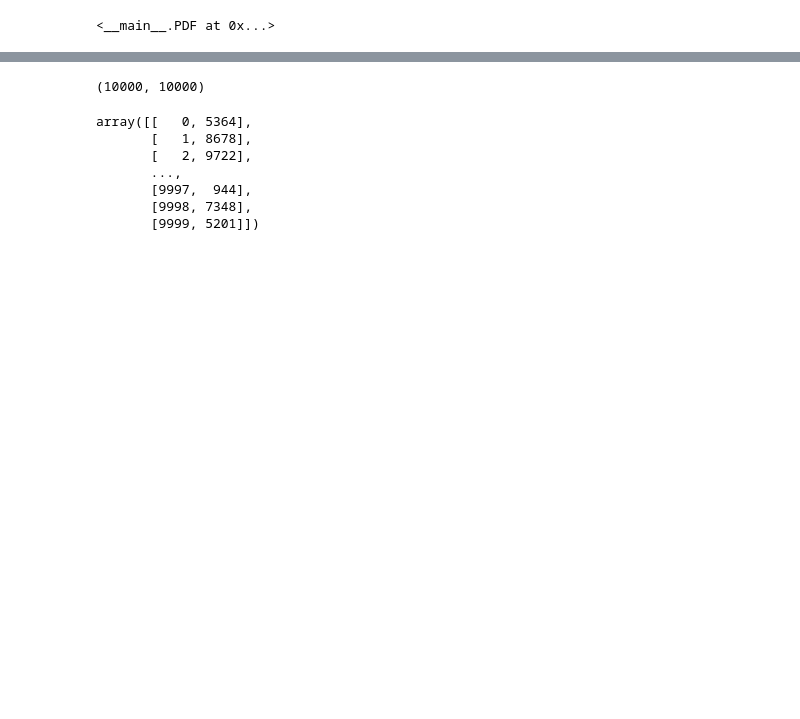
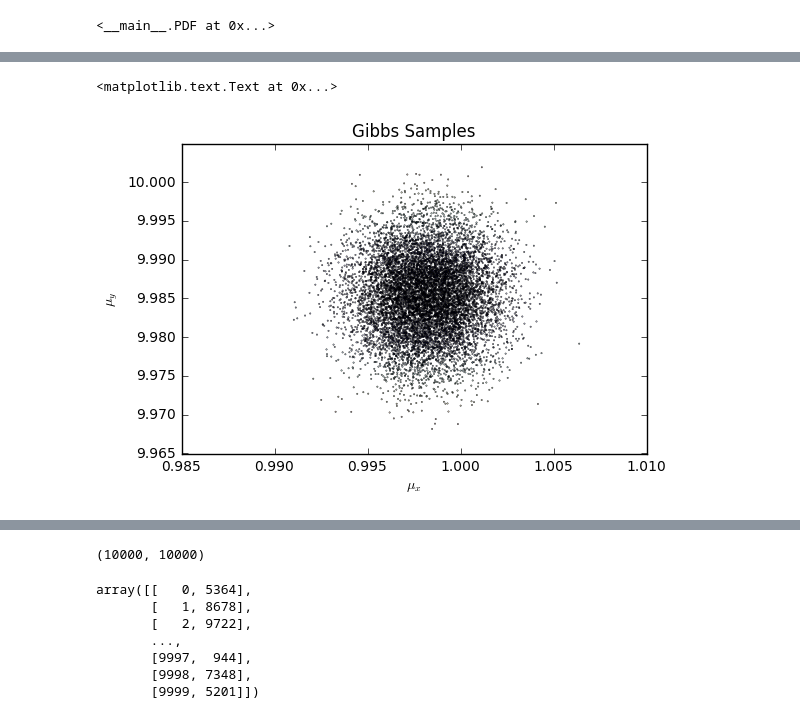
Before and after one commit to yabebalFantaye/BayesSchool2016, a Jupyter notebook: alan_q7.ipynb, the cells around one changed output, grey strips where cells are left out. Saved outputs shown, nothing was run; the diff lists cells and outputs as text; code cells hidden in the pictures; blank space fills up the shorter version.

```diff
--- a/alan_q7.ipynb
+++ b/alan_q7.ipynb
@@ -85,0 +91,8 @@ plt.ylabel('y')
+# %%
+plt.scatter(xs,ys,s=0.1,c=nlogL/max(nlogL))
+plt.title('Gibbs Samples')
+plt.xlabel('$\mu_x$')
+plt.ylabel('$\mu_y$')
+# %% [output]
+<matplotlib.text.Text at 0x...>
+[figure, added]
```
Also changed, not shown: parts of 3 cells of this notebook.
